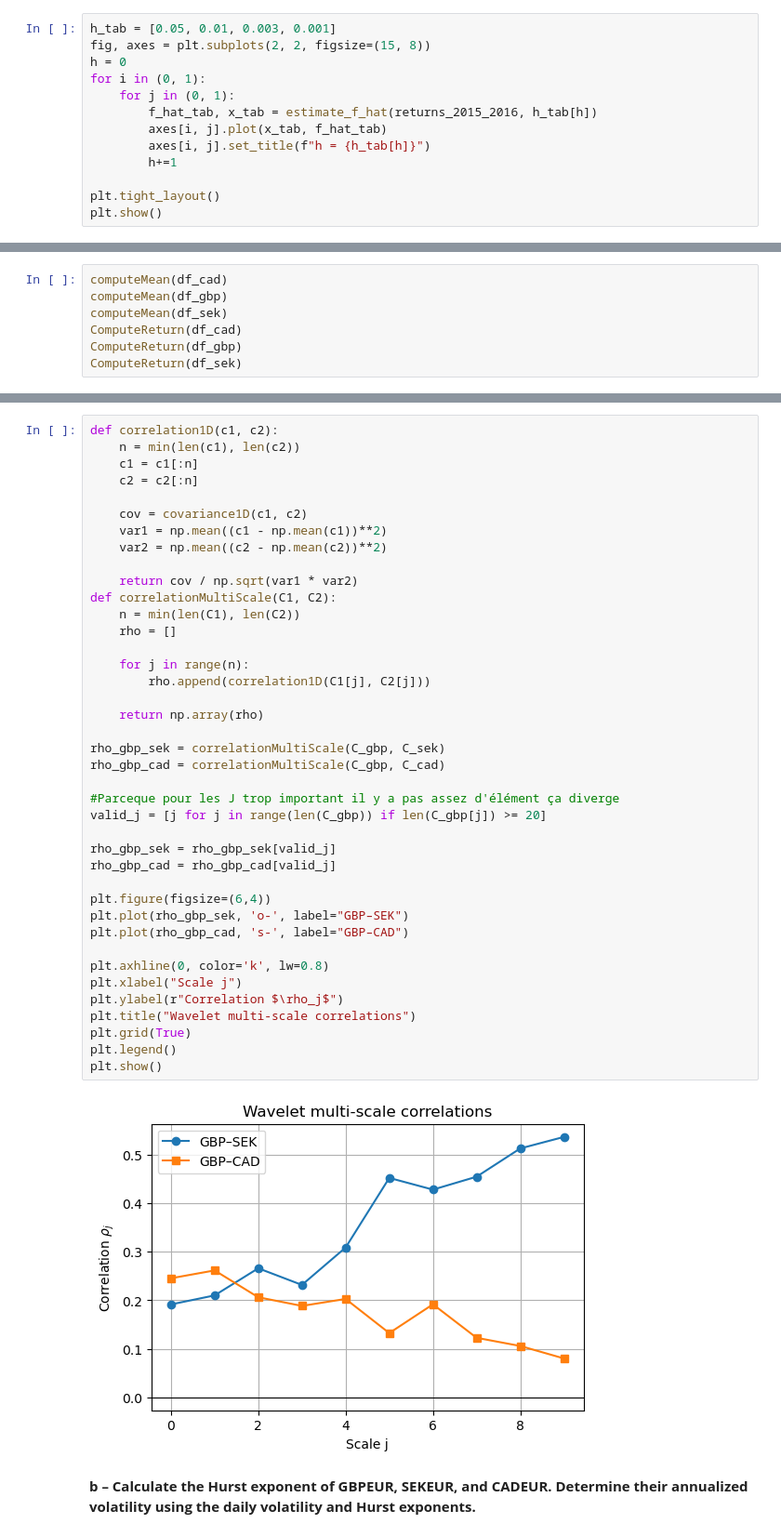
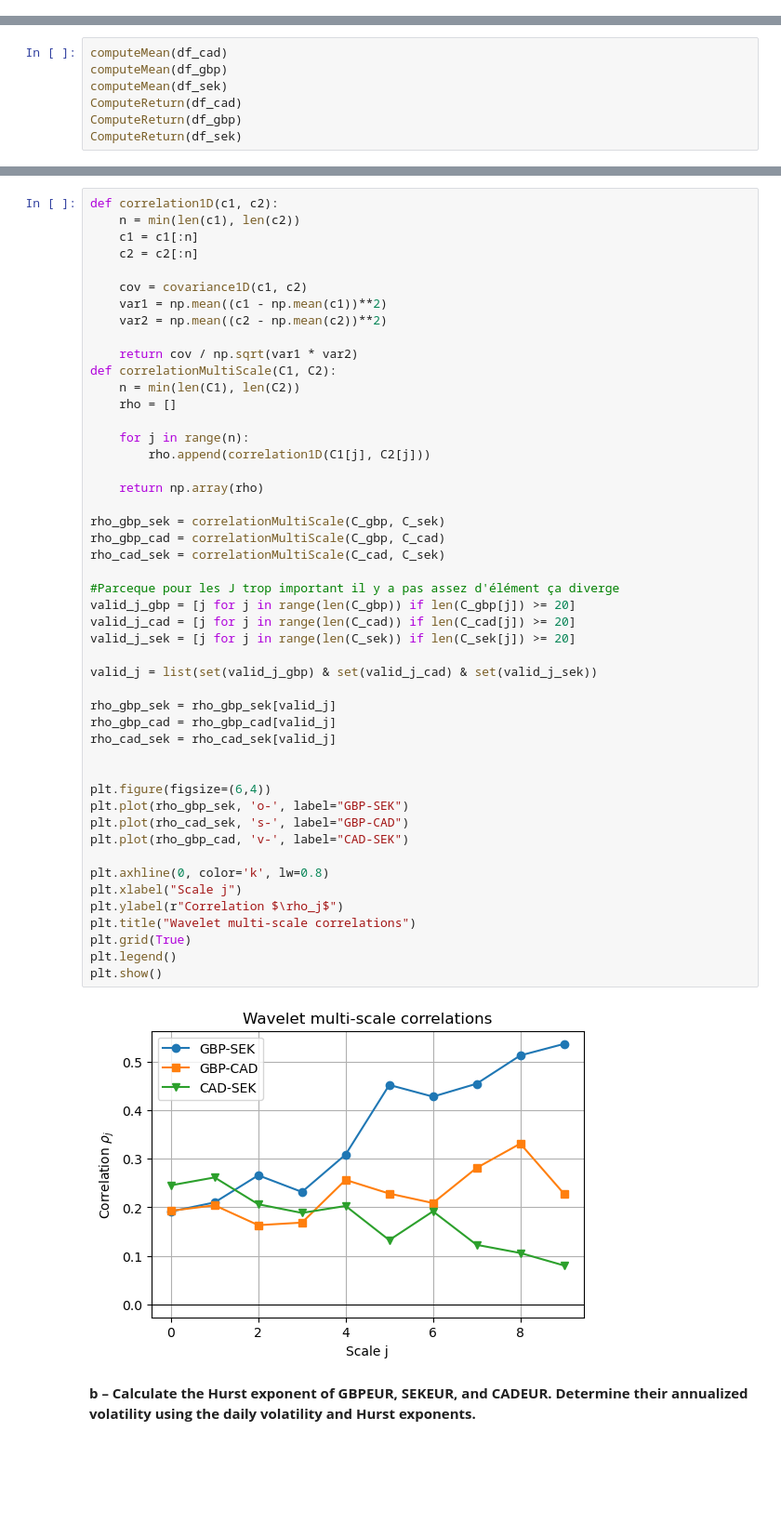
Before and after one commit to NatachaGsn/Market-risk---project, a Jupyter notebook: project.ipynb, the cells around one changed output, grey strips where cells are left out. Shown at 93% size. Saved outputs shown, nothing was run; the diff lists cells and outputs as text; blank space fills up the shorter version.

```diff
--- a/project.ipynb
+++ b/project.ipynb
@@ -135,13 +143,0 @@ plt.show()
-# %%
-h_tab = [0.05, 0.01, 0.003, 0.001]
-fig, axes = plt.subplots(2, 2, figsize=(15, 8))
-h = 0
-for i in (0, 1):
-    for j in (0, 1):
-        f_hat_tab, x_tab = estimate_f_hat(returns_2015_2016, h_tab[h])
-        axes[i, j].plot(x_tab, f_hat_tab)
-        axes[i, j].set_title(f"h = {h_tab[h]}")
-        h+=1
-
-plt.tight_layout()
-plt.show()
@@ -832,37 +870,45 @@ def correlation1D(c1, c2):
     var2 = np.mean((c2 - np.mean(c2))**2)
 
     return cov / np.sqrt(var1 * var2)
 def correlationMultiScale(C1, C2):
     n = min(len(C1), len(C2))
     rho = []
 
     for j in range(n):
         rho.append(correlation1D(C1[j], C2[j]))
 
     return np.array(rho)
 
 rho_gbp_sek = correlationMultiScale(C_gbp, C_sek)
 rho_gbp_cad = correlationMultiScale(C_gbp, C_cad)
+rho_cad_sek = correlationMultiScale(C_cad, C_sek)
 
 #Parceque pour les J trop important il y a pas assez d'élément ça diverge
-valid_j = [j for j in range(len(C_gbp)) if len(C_gbp[j]) >= 20]
+valid_j_gbp = [j for j in range(len(C_gbp)) if len(C_gbp[j]) >= 20]
+valid_j_cad = [j for j in range(len(C_cad)) if len(C_cad[j]) >= 20]
+valid_j_sek = [j for j in range(len(C_sek)) if len(C_sek[j]) >= 20]
+
+valid_j = list(set(valid_j_gbp) & set(valid_j_cad) & set(valid_j_sek))
 
 rho_gbp_sek = rho_gbp_sek[valid_j]
 rho_gbp_cad = rho_gbp_cad[valid_j]
+rho_cad_sek = rho_cad_sek[valid_j]
+
 
 plt.figure(figsize=(6,4))
-plt.plot(rho_gbp_sek, 'o-', label="GBP–SEK")
-plt.plot(rho_gbp_cad, 's-', label="GBP–CAD")
+plt.plot(rho_gbp_sek, 'o-', label="GBP-SEK")
+plt.plot(rho_cad_sek, 's-', label="GBP-CAD")
+plt.plot(rho_gbp_cad, 'v-', label="CAD-SEK")
 
 plt.axhline(0, color='k', lw=0.8)
 plt.xlabel("Scale j")
 plt.ylabel(r"Correlation $\rho_j$")
 plt.title("Wavelet multi-scale correlations")
 plt.grid(True)
 plt.legend()
 plt.show()
 # %% [output]
-[figure, old version]
+[figure, new version]
 # %% [markdown]
 **b – Calculate the Hurst exponent of GBPEUR, SEKEUR, and CADEUR. Determine their annualized volatility using the daily volatility and Hurst exponents.**
 # %% [markdown]
```
Also changed, not shown: parts of 20 cells of this notebook, 1 other file.
